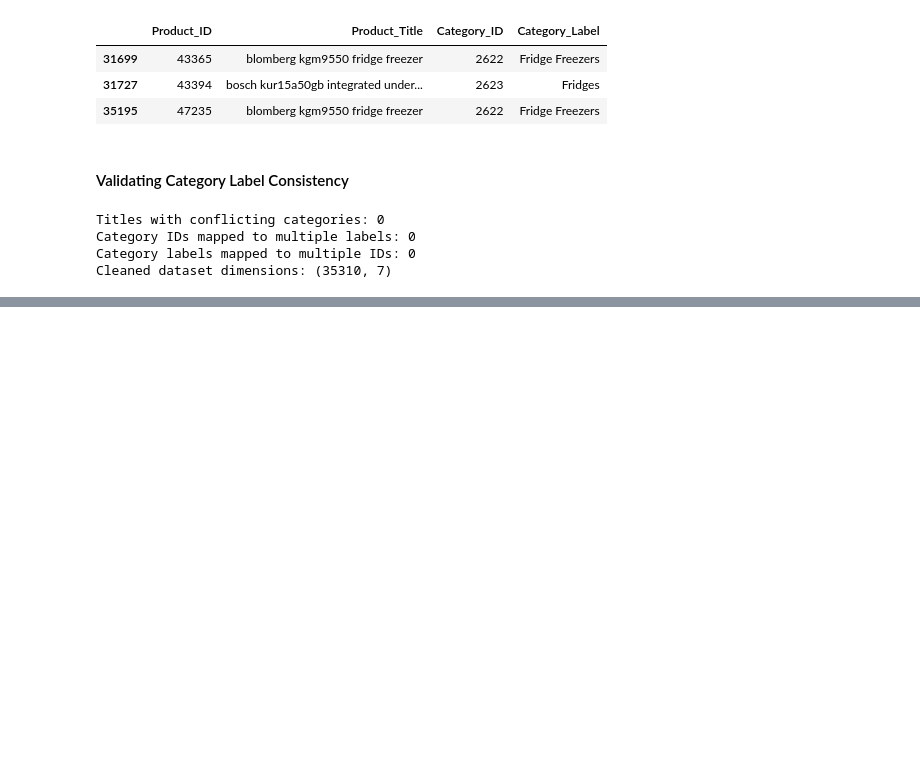
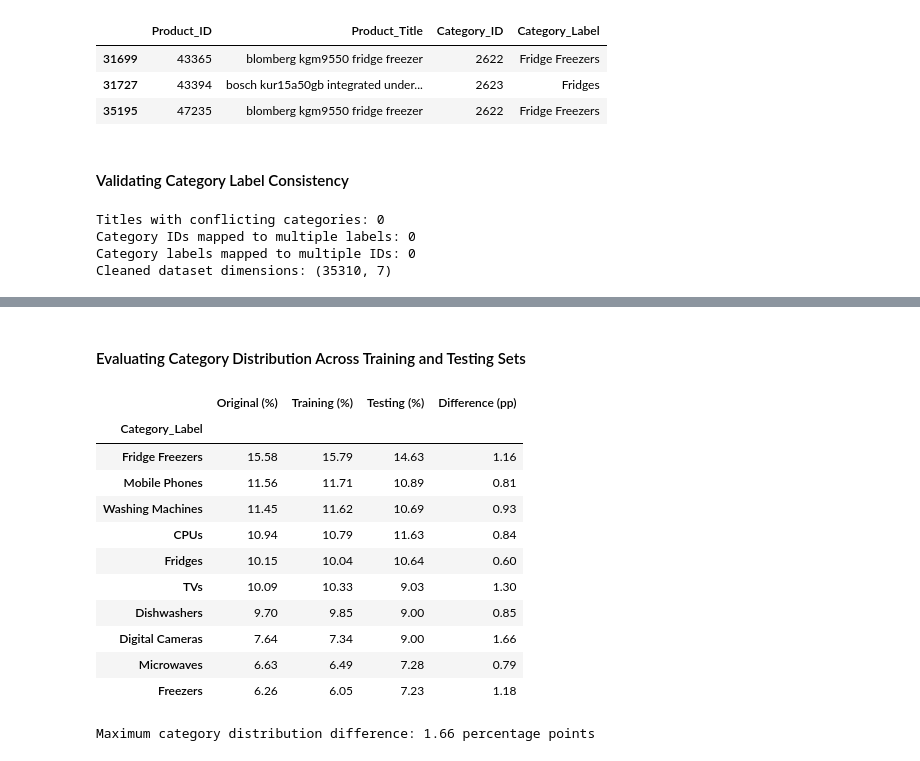
Before and after one commit to TejasMJ/Product-Taxonomy-Intelligence, a Jupyter notebook: notebooks/03_data_preparation.ipynb, the cells around one changed output, grey strips where cells are left out. Cells and saved outputs as stored; diff of their text form; code cells hidden in the pictures; blank space fills up the shorter version.

Commit message:
Training and Test data saved

```diff
--- a/notebooks/03_data_preparation.ipynb
+++ b/notebooks/03_data_preparation.ipynb
@@ -377,0 +666,42 @@ Cleaned dataset dimensions: (35310, 7)
+# %% [markdown]
+#### Evaluating Category Distribution Across Training and Testing Sets
+# %%
+# Calculating category distributions across datasets
+category_distribution = pd.DataFrame({
+    "Original (%)": df_clean["Category_Label"].value_counts(normalize=True) * 100,
+    "Training (%)": train_df["Category_Label"].value_counts(normalize=True) * 100,
+    "Testing (%)": test_df["Category_Label"].value_counts(normalize=True) * 100
+})
+
+# Calculating absolute differences between training and testing proportions
+category_distribution["Difference (pp)"] = (
+    category_distribution["Training (%)"]
+    - category_distribution["Testing (%)"]
+).abs()
+
+# Sorting by original category prevalence
+category_distribution = category_distribution.sort_values(
+    "Original (%)", ascending=False
+).round(2)
+
+# Displaying category distribution comparison
+display(category_distribution)
+
+print(
+    f"Maximum category distribution difference: "
+    f"{category_distribution['Difference (pp)'].max():.2f} percentage points"
+)
+# %% [output]
+|  | Original (%) | Training (%) | Testing (%) | Difference (pp) |
+| Category_Label |  |  |  |  |
+| Fridge Freezers | 15.58 | 15.79 | 14.63 | 1.16 |
+| Mobile Phones | 11.56 | 11.71 | 10.89 | 0.81 |
+| Washing Machines | 11.45 | 11.62 | 10.69 | 0.93 |
+| CPUs | 10.94 | 10.79 | 11.63 | 0.84 |
+| Fridges | 10.15 | 10.04 | 10.64 | 0.60 |
+| TVs | 10.09 | 10.33 | 9.03 | 1.30 |
+| Dishwashers | 9.70 | 9.85 | 9.00 | 0.85 |
+| Digital Cameras | 7.64 | 7.34 | 9.00 | 1.66 |
+| Microwaves | 6.63 | 6.49 | 7.28 | 0.79 |
+| Freezers | 6.26 | 6.05 | 7.23 | 1.18 |
+Maximum category distribution difference: 1.66 percentage points
```
Also changed, not shown: parts of 24 cells of this notebook.
